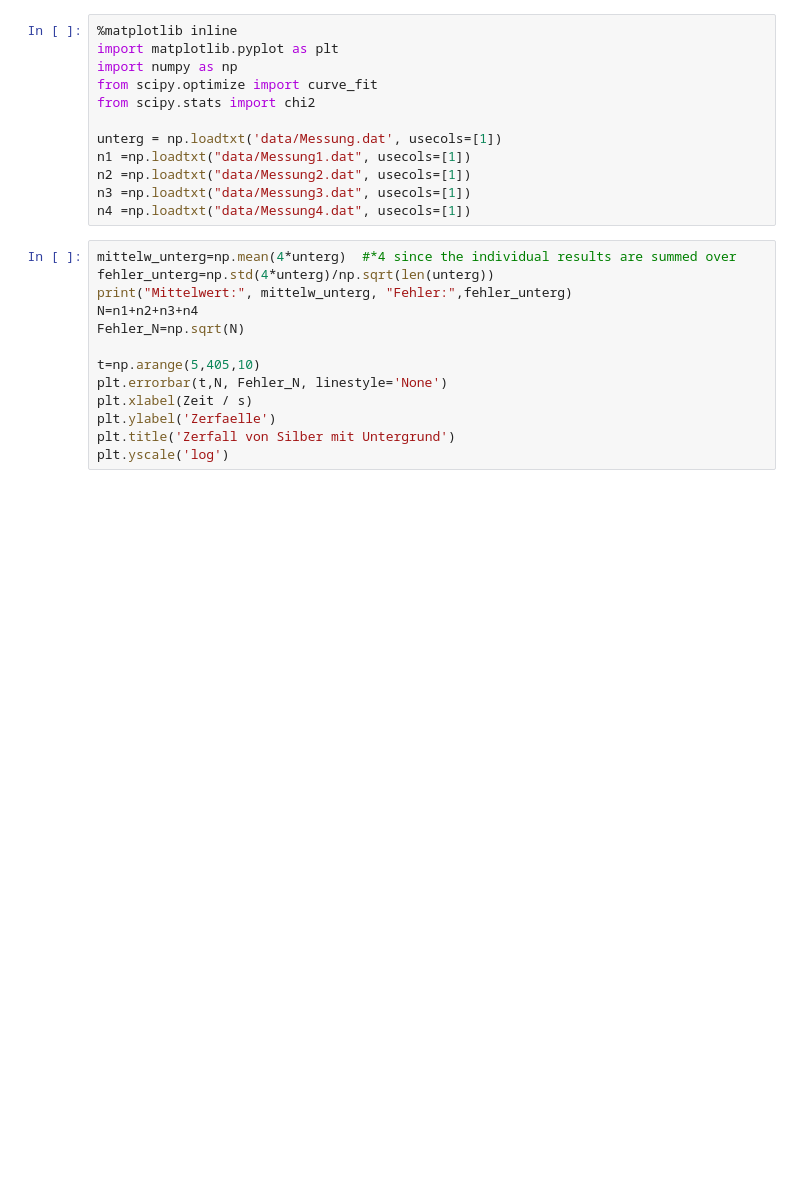
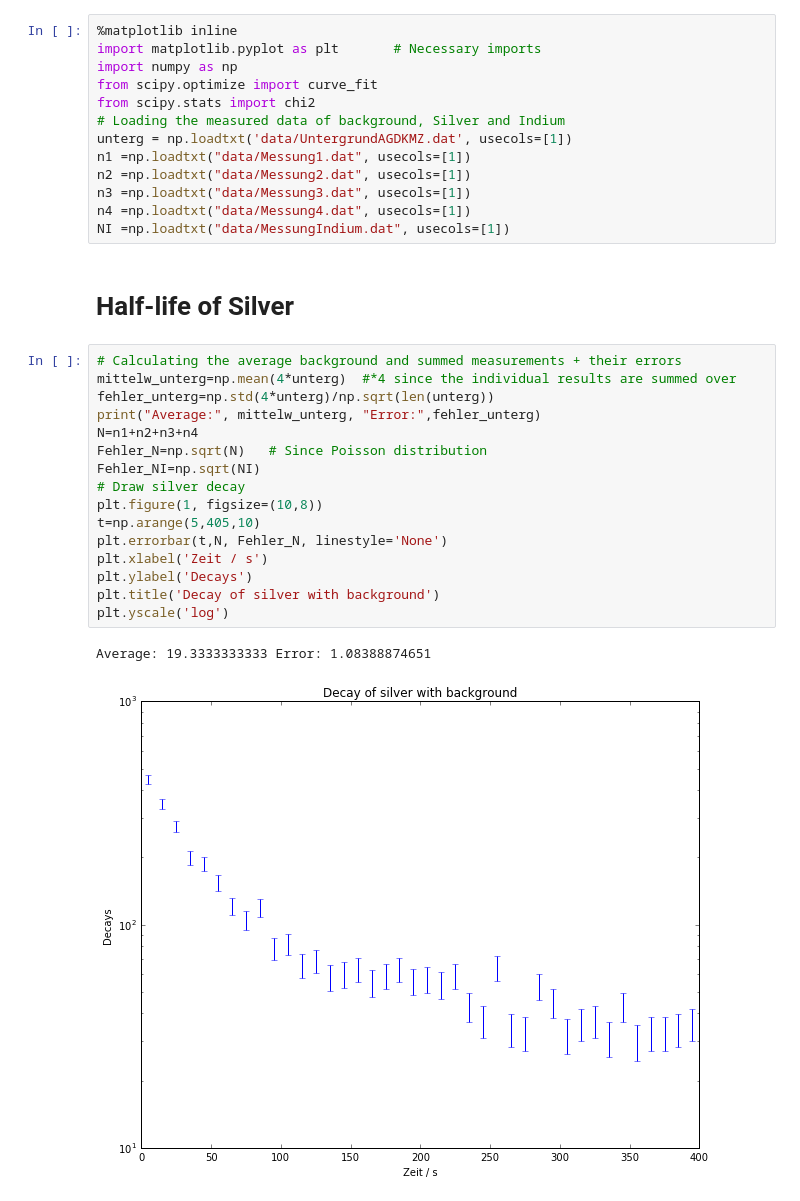
Before and after one commit to Intergalakti/Versuch-252, a Jupyter notebook: Experiment 252 - Radioactive Decay.ipynb, the cells around one changed output. Cells and saved outputs as stored; diff of their text form; blank space fills up the shorter version.

```diff
--- a/Experiment 252 - Radioactive Decay.ipynb
+++ b/Experiment 252 - Radioactive Decay.ipynb
@@ -1,26 +1,35 @@
 # %%
 %matplotlib inline
-import matplotlib.pyplot as plt
+import matplotlib.pyplot as plt       # Necessary imports
 import numpy as np
 from scipy.optimize import curve_fit
 from scipy.stats import chi2
-
-unterg = np.loadtxt('data/Messung.dat', usecols=[1])
+# Loading the measured data of background, Silver and Indium
+unterg = np.loadtxt('data/UntergrundAGDKMZ.dat', usecols=[1])
 n1 =np.loadtxt("data/Messung1.dat", usecols=[1])
 n2 =np.loadtxt("data/Messung2.dat", usecols=[1])
 n3 =np.loadtxt("data/Messung3.dat", usecols=[1])
 n4 =np.loadtxt("data/Messung4.dat", usecols=[1])
+NI =np.loadtxt("data/MessungIndium.dat", usecols=[1])
+# %% [markdown]
+# Half-life of Silver
 # %%
+# Calculating the average background and summed measurements + their errors
 mittelw_unterg=np.mean(4*unterg)  #*4 since the individual results are summed over
 fehler_unterg=np.std(4*unterg)/np.sqrt(len(unterg))
-print("Mittelwert:", mittelw_unterg, "Fehler:",fehler_unterg)
+print("Average:", mittelw_unterg, "Error:",fehler_unterg)
 N=n1+n2+n3+n4
-Fehler_N=np.sqrt(N)
-
+Fehler_N=np.sqrt(N)   # Since Poisson distribution
+Fehler_NI=np.sqrt(NI)
+# Draw silver decay
+plt.figure(1, figsize=(10,8))
 t=np.arange(5,405,10)
 plt.errorbar(t,N, Fehler_N, linestyle='None')
-plt.xlabel(Zeit / s)
-plt.ylabel('Zerfaelle')
-plt.title('Zerfall von Silber mit Untergrund')
+plt.xlabel('Zeit / s')
+plt.ylabel('Decays')
+plt.title('Decay of silver with background')
 plt.yscale('log')
+# %% [output]
+Average: 19.3333333333 Error: 1.08388874651
+[figure, added]
 # %%
```
Also changed, not shown: parts of 5 cells of this notebook.
